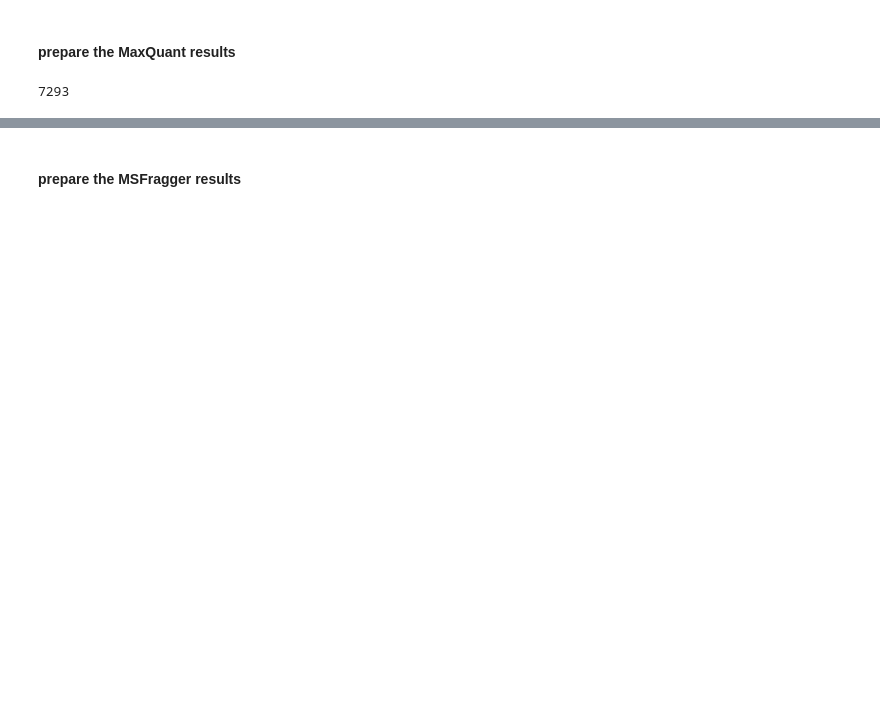
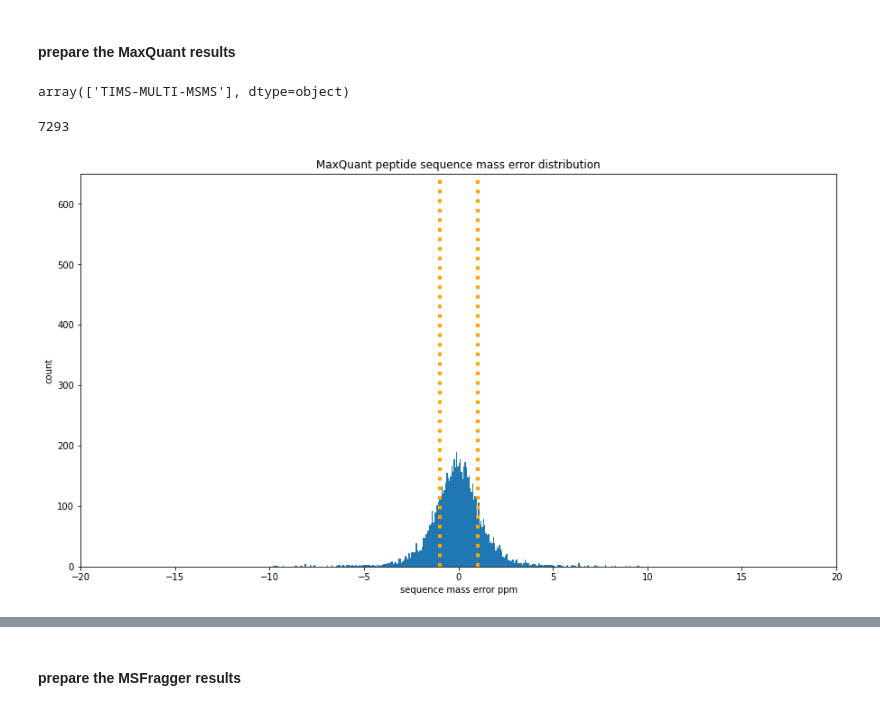
Before and after one commit to WEHI-Proteomics/tfde, a Jupyter notebook: notebooks/comparing number of identifications with MaxQuant and Fragger.ipynb, the cells around one changed output, grey strips where cells are left out. Drawn from its saved outputs; the diff is of its cells as text; code cells hidden in the pictures; blank space fills up the shorter version.

```diff
--- a/notebooks/comparing number of identifications with MaxQuant and Fragger.ipynb
+++ b/notebooks/comparing number of identifications with MaxQuant and Fragger.ipynb
@@ -29,6 +29,10 @@ mq_results_df = mq_results_df[mq_results_df['Type'] == 'TIMS-MULTI-MSMS']
 mq_results_df = mq_results_df[np.abs(mq_results_df['Mass error [ppm]']) <= 20.0]
 # only those in the RT region of interest
 mq_results_df = mq_results_df[(mq_results_df['Retention time']*60.0 > RT_LOWER) & (mq_results_df['Retention time']*60.0 < RT_UPPER)]
+# %%
+mq_results_df['Type'].unique()
+# %% [output]
+array(['TIMS-MULTI-MSMS'], dtype=object)
 # %%
 # definition of uniqueness in MaxQuant output with MBR on
 unique_peptide_key = ['Sequence','Modifications','Charge']
@@ -41,3 +45,25 @@ unique_identifications_mq_df = pd.DataFrame(mq_sequences_l)
 len(unique_identifications_mq_df)
 # %% [output]
 7293
+# %%
+f, ax1 = plt.subplots()
+f.set_figheight(8)
+f.set_figwidth(15)
+
+plt.margins(0.06)
+plt.title('MaxQuant peptide sequence mass error distribution')
+
+bins = 300
+hist, bins, _ = plt.hist(mq_results_df['Mass error [ppm]'], bins=bins)
+plt.xlabel('sequence mass error ppm')
+plt.ylabel('count')
+
+plt.xlim((-20,20))
+plt.ylim((0,650))
+
+plt.axvline(x=+1, linestyle=':', linewidth=4, color='orange')
+plt.axvline(x=-1, linestyle=':', linewidth=4, color='orange')
+
+plt.show()
+# %% [output]
+[figure, added]
```
Also changed, not shown: parts of 3 cells of this notebook, 1 other file.
